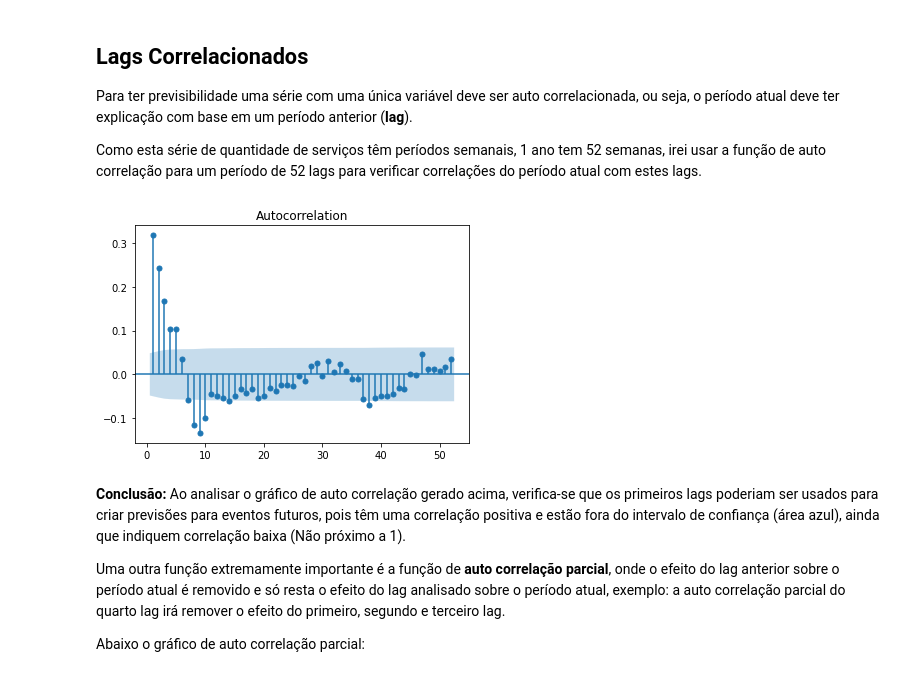
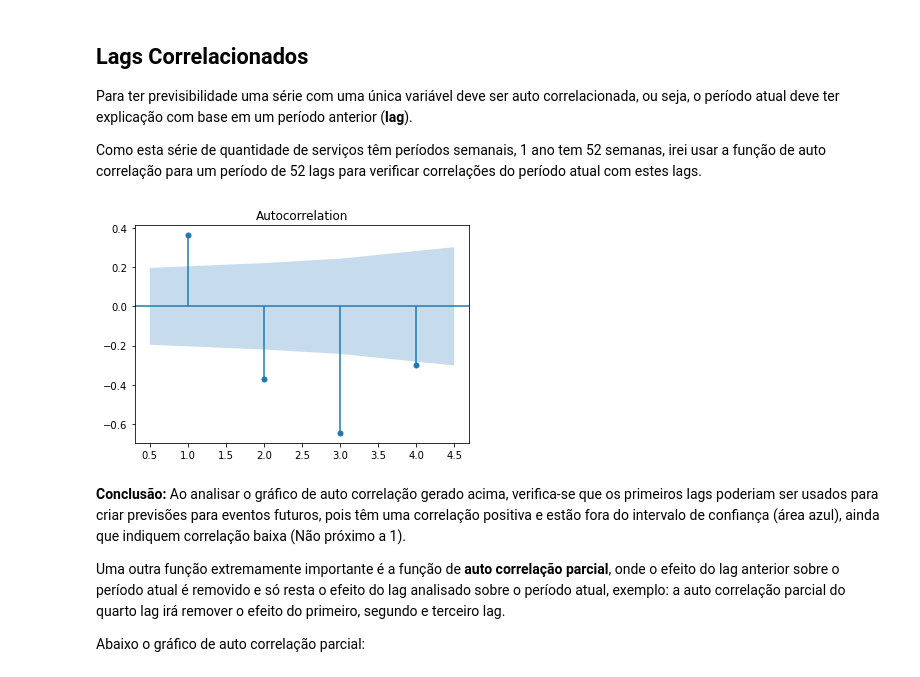
Before and after one commit to mauriciobritojr/Sistemas-Inteligentes, a Jupyter notebook: Previsões com Séries Temporais-V1.ipynb, the cells around one changed output. Cells and saved outputs as stored; diff of their text form; code cells hidden in the pictures.

Commit message:
Add files via upload
Na leitura do arquivo de dados é feita a totalização das quantidades por dia.
Inclusão de features dos modelos de estatística básica para avaliar os modelos de ML.

```diff
--- a/Previsões com Séries Temporais-V1.ipynb
+++ b/Previsões com Séries Temporais-V1.ipynb
@@ -49,8 +49,10 @@ Antes de iniciar qualquer modelagem preditiva é necessário verificar se essas
 #Importando os dados
 df = pd.read_csv('DADO4KGPROD.csv')
 df['DATA'] = pd.to_datetime(df['DATA'], format='%Y%m%d')
+# Totaliza as Quantidades por dia
+df = df.groupby('DATA')['QTDE'].sum().reset_index()
 df.sort_values('DATA')
 df.set_index('DATA', inplace=True)
 
-df.head()
+df.head(5)
 # %% [output]
@@ -123,7 +118,7 @@ Dados de Teste: 20% da amostra total;
 
 Diferente de outros métodos de previsões, como classificações e regressões sem a influência do tempo, em séries temporais não podemos dividir os dados de treino e teste com amostras aleatórias de qualquer parte dos dados, deve-se seguir o critério temporal da série, onde os dados de treino devem vir antes dos dados de teste.
 # %%
-dias = 412 # 20% do Dataset
+dias = int(df.shape[0] * 0.2) # 20% do Dataset
 treino = df.iloc[:-dias,0:7].copy()
 teste = df.iloc[-dias:,0:7].copy()
 # %%
@@ -226,9 +221,9 @@ Para ter previsibilidade uma série com uma única variável deve ser auto corre
 
 Como esta série de quantidade de serviços têm períodos semanais, 1 ano tem 52 semanas, irei usar a função de auto correlação para um período de 52 lags para verificar correlações do período atual com estes lags.
 # %%
-plot_acf(treino['QTDE'], lags=52, zero=False);
+plot_acf(treino['QTDE'], lags=4, zero=False);
 # %% [output]
-[figure, old version]
+[figure, new version]
 # %% [markdown]
 **Conclusão:** Ao analisar o gráfico de auto correlação gerado acima, verifica-se que os primeiros lags poderiam ser usados para criar previsões para eventos futuros, pois têm uma correlação positiva e estão fora do intervalo de confiança (área azul), ainda que indiquem correlação baixa (Não próximo a 1).
 
```
Also changed, not shown: parts of 31 cells of this notebook.
